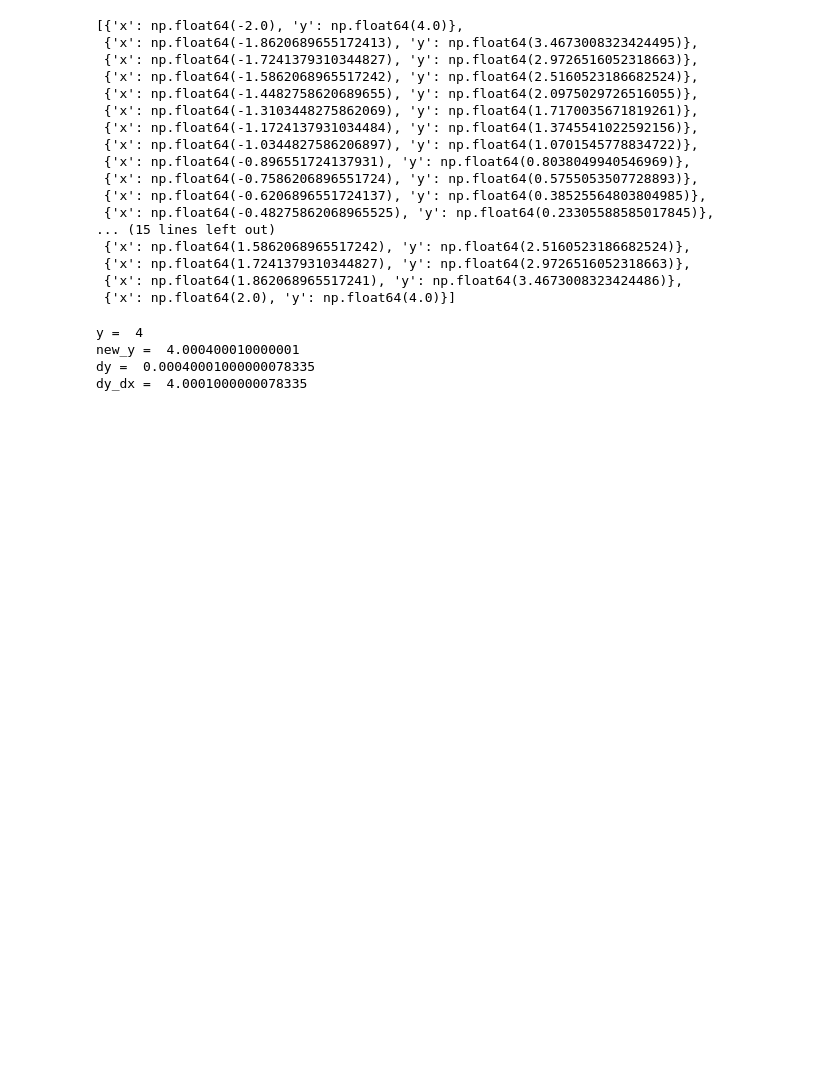
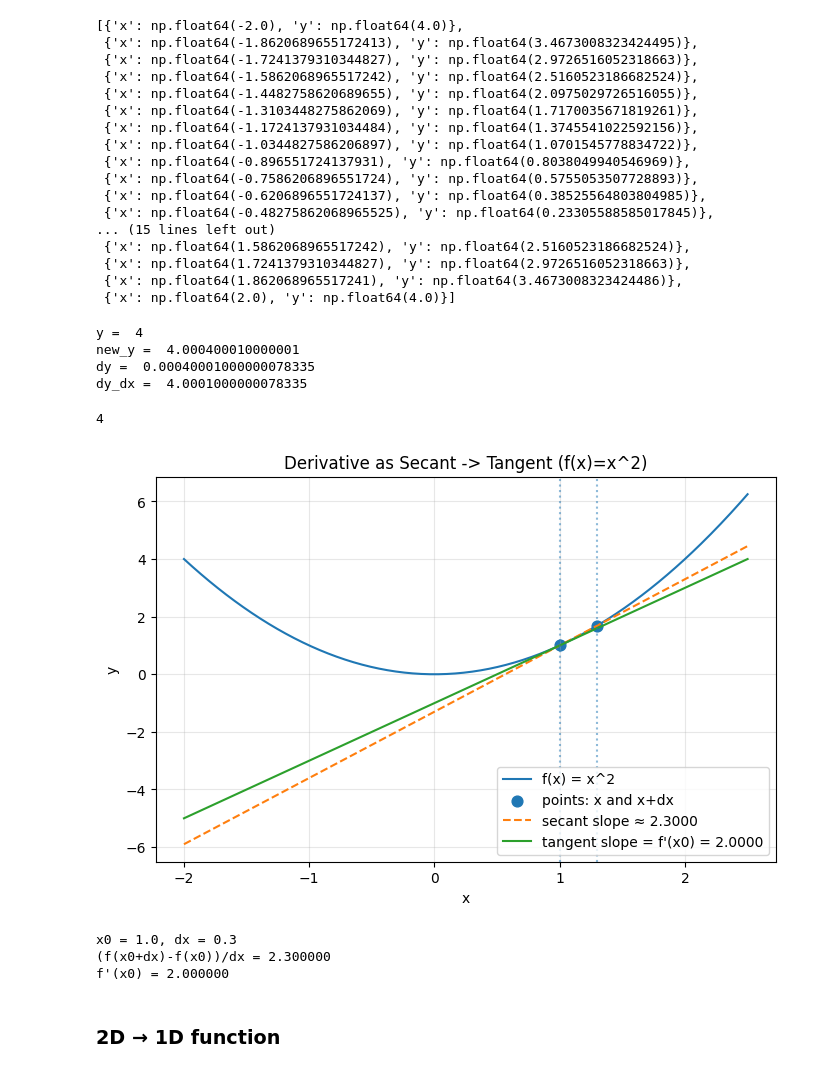
Before and after one commit to iras-mpark/MLA1020, a Jupyter notebook: week2.ipynb, the cells around one changed output. Cells and saved outputs as stored; diff of their text form; code cells hidden in the pictures; blank space fills up the shorter version.

```diff
--- a/week2.ipynb
+++ b/week2.ipynb
@@ -215,6 +215,81 @@ new_y =  4.000400010000001
 dy =  0.00040001000000078335
 dy_dx =  4.0001000000078335
 # %%
-# dx -> 0이면 이것이 도함수(미분)이며, 해석적으로 계산할 수도 있음:
-def df(x: float) -> float:
+# dx -> 0이면 이것이 도함수(미분), 해석적으로 계산할 수도 있음:
+def df_dx(x: float) -> float:
     return 2 * x
+
+dy_dx = df_dx(x)
+dy_dx
+# 기하적으로 도함수는 x에서의 접선 기울기(slope)
+# %% [output]
+4
+# %%
+import numpy as np
+import matplotlib.pyplot as plt
+
+# 함수와 도함수
+def f(x):
+    return x**2
+
+def df_dx(x):
+    return 2*x
+
+# 기준점
+x0 = 1.0
+dx = 0.3   # 너무 작게 하면 그림에서 차이가 잘 안 보여서 시각화용으로는 0.2~0.5 정도가 좋아요
+
+# 값 계산
+y0 = f(x0)
+x1 = x0 + dx
+y1 = f(x1)
+
+# 수치 미분(할선 기울기)
+slope_secant = (y1 - y0) / dx
+
+# 해석적 미분(접선 기울기)
+slope_tangent = df_dx(x0)
+
+# 접선/할선 직선 식
+def line(x, x_ref, y_ref, m):
+    return y_ref + m * (x - x_ref)
+
+# 그래프용 x축
+xs = np.linspace(-2, 2.5, 400)
+
+# 그리기
+plt.figure(figsize=(8, 5))
+plt.plot(xs, f(xs), label='f(x) = x^2')
+
+# 두 점 표시
+plt.scatter([x0, x1], [y0, y1], s=60, label='points: x and x+dx')
+
+# 할선 (x0와 x1를 지나는 직선)
+plt.plot(xs, line(xs, x0, y0, slope_secant), '--',
+         label=f'secant slope ≈ {slope_secant:.4f}')
+
+# 접선 (x0에서의 접선)
+plt.plot(xs, line(xs, x0, y0, slope_tangent),
+         label=f'tangent slope = f\'(x0) = {slope_tangent:.4f}')
+
+# 보조선
+plt.axvline(x0, linestyle=':', alpha=0.5)
+plt.axvline(x1, linestyle=':', alpha=0.5)
+
+plt.title("Derivative as Secant -> Tangent (f(x)=x^2)")
+plt.xlabel("x")
+plt.ylabel("y")
+plt.legend()
+plt.grid(True, alpha=0.3)
+plt.show()
+
+print(f"x0 = {x0}, dx = {dx}")
+print(f"(f(x0+dx)-f(x0))/dx = {slope_secant:.6f}")
+print(f"f'(x0) = {slope_tangent:.6f}")
+# %% [output]
+[figure, added]
+x0 = 1.0, dx = 0.3
+(f(x0+dx)-f(x0))/dx = 2.300000
+f'(x0) = 2.000000
+# %% [markdown]
+### 2D → 1D function
```
Also changed, not shown: parts of 4 cells of this notebook.
